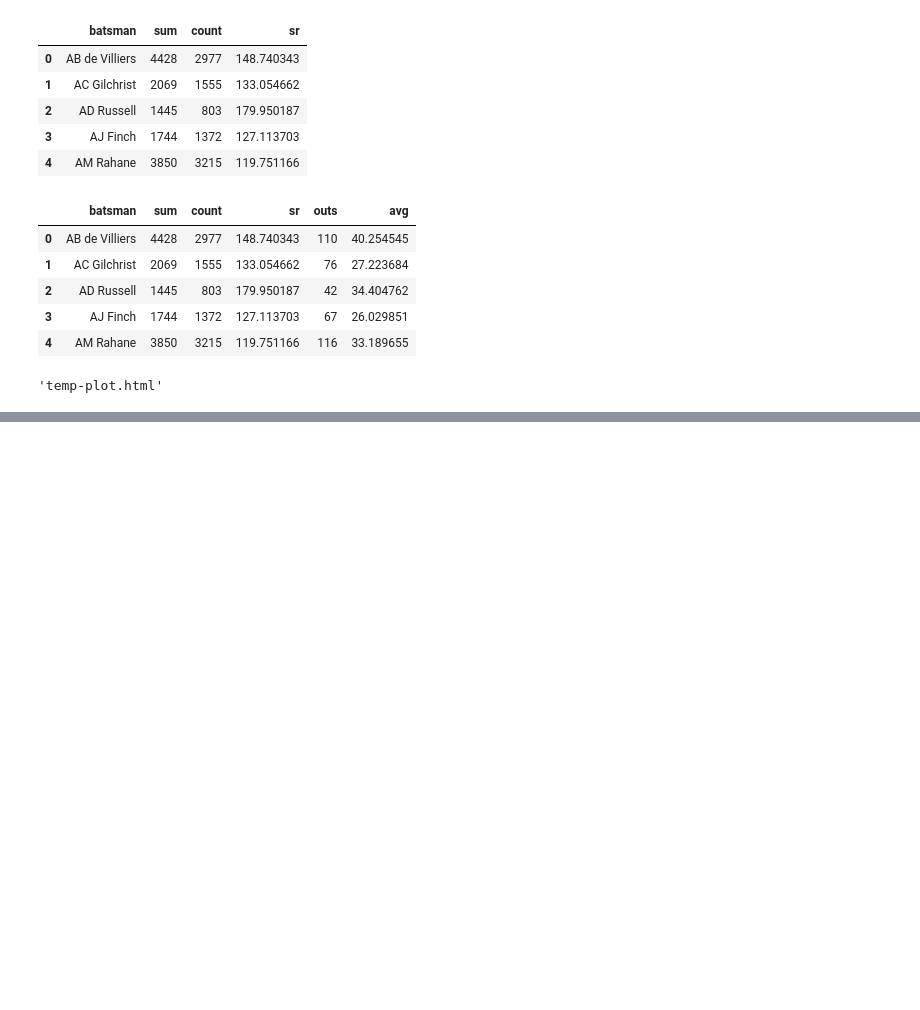
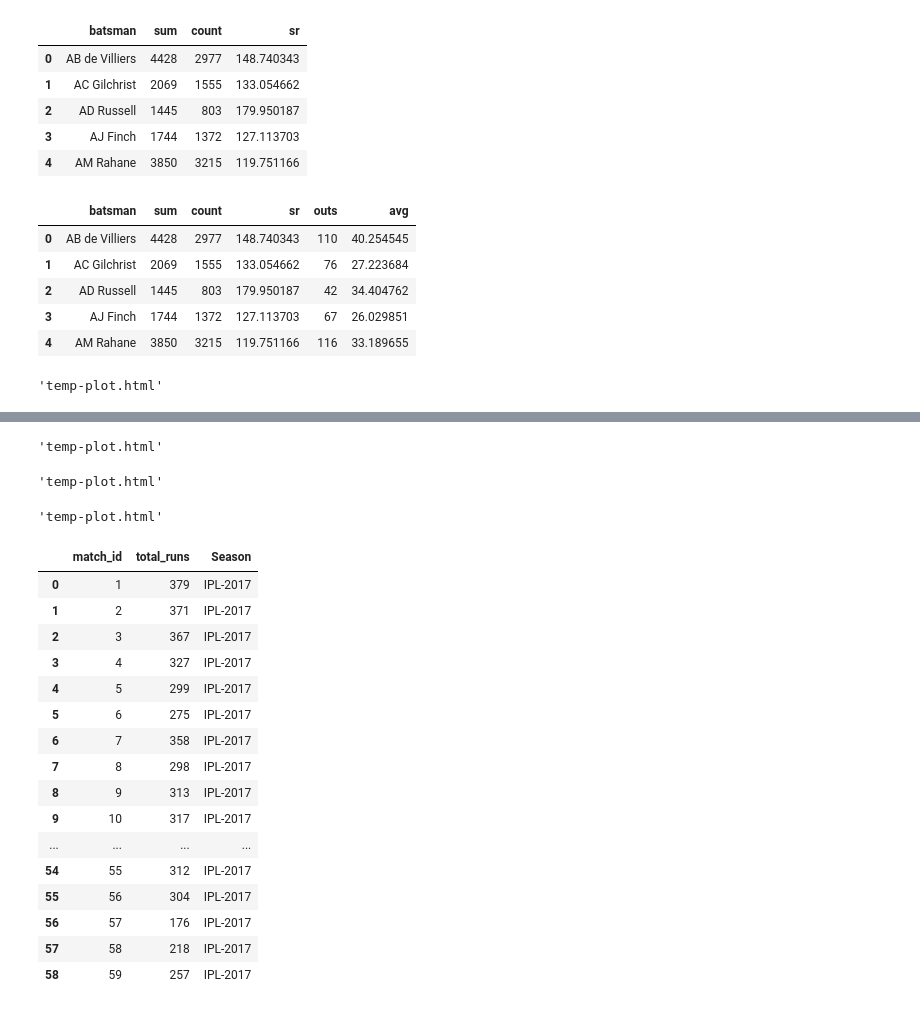
Before and after one commit to divyanshooter/Python, a Jupyter notebook: Tools/Plotly/Plotly Graph Object.ipynb, the cells around one changed output, grey strips where cells are left out. Cells and saved outputs as stored; diff of their text form; code cells hidden in the pictures; blank space fills up the shorter version.

```diff
--- a/Tools/Plotly/Plotly Graph Object.ipynb
+++ b/Tools/Plotly/Plotly Graph Object.ipynb
@@ -77,0 +239,4 @@ pyo.plot(fig,filename='scatterplot.html')
+# %%
+match_agg=deliveries.groupby('match_id')['total_runs'].sum().reset_index()
+season_wise=match_agg.merge(matches,left_on='match_id',right_on='id')[['match_id','total_runs','Season']]
+season_wise
@@ -77,0 +257,54 @@ pyo.plot(fig,filename='scatterplot.html')
+# %%
+trace=go.Box(x=season_wise['total_runs'],name='All Seasons')
+data=[trace]
+
+layout=go.Layout(title='Season Wise Data',xaxis={'title':'Total Score'})
+
+fig=go.Figure(data,layout)
+pyo.plot(fig)
+# %% [output]
+'temp-plot.html'
+# %%
+#to change color
+trace=go.Box(x=season_wise['total_runs'],name='All Seasons',marker={'color':'#00a65a'})
+data=[trace]
+
+layout=go.Layout(title='Season Wise Data',xaxis={'title':'Total Score'})
+
+fig=go.Figure(data,layout)
+pyo.plot(fig)
+# %% [output]
+'temp-plot.html'
+# %%
+# multiple boxplots
+trace1=go.Box(x=season_wise[season_wise['Season']=='IPL-2017']['total_runs'],name='Season 2017',marker={'color':'#00a65a'})
+trace2=go.Box(x=season_wise[season_wise['Season']=='IPL-2008']['total_runs'],name='Season 2008')
+
+data=[trace1,trace2]
+
+layout=go.Layout(title='Season Wise Data',xaxis={'title':'Total Score'})
+
+fig=go.Figure(data,layout)
+pyo.plot(fig)
+# %% [output]
+'temp-plot.html'
+# %%
+season_wise[season_wise['Season']=='IPL-2017']
+# %% [output]
+|  | match_id | total_runs | Season |
+| 0 | 1 | 379 | IPL-2017 |
+| 1 | 2 | 371 | IPL-2017 |
+| 2 | 3 | 367 | IPL-2017 |
+| 3 | 4 | 327 | IPL-2017 |
+| 4 | 5 | 299 | IPL-2017 |
+| 5 | 6 | 275 | IPL-2017 |
+| 6 | 7 | 358 | IPL-2017 |
+| 7 | 8 | 298 | IPL-2017 |
+| 8 | 9 | 313 | IPL-2017 |
+| 9 | 10 | 317 | IPL-2017 |
+| ... | ... | ... | ... |
+| 54 | 55 | 312 | IPL-2017 |
+| 55 | 56 | 304 | IPL-2017 |
+| 56 | 57 | 176 | IPL-2017 |
+| 57 | 58 | 218 | IPL-2017 |
+| 58 | 59 | 257 | IPL-2017 |
```
Also changed, not shown: parts of 19 cells of this notebook, 2 other files.
